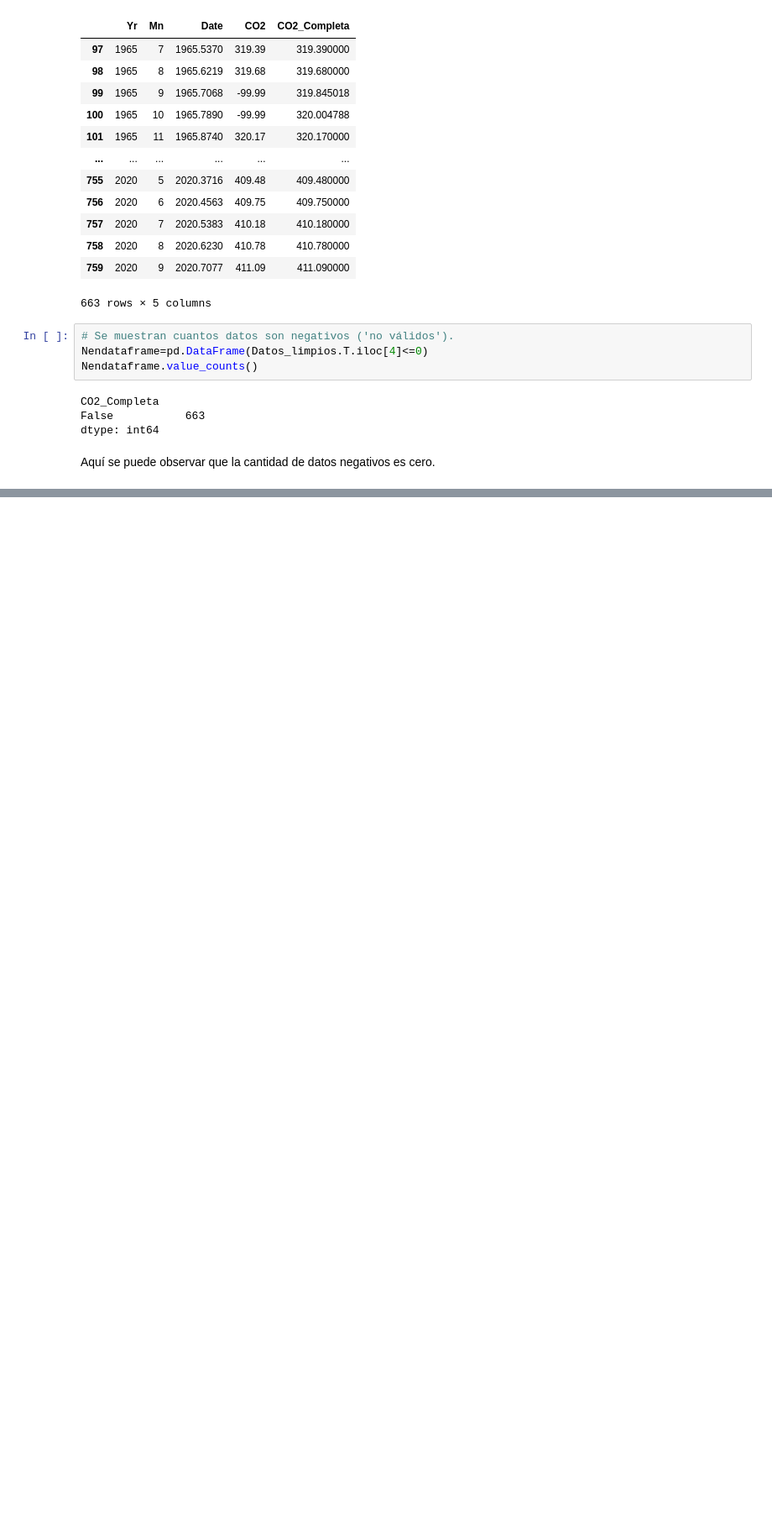
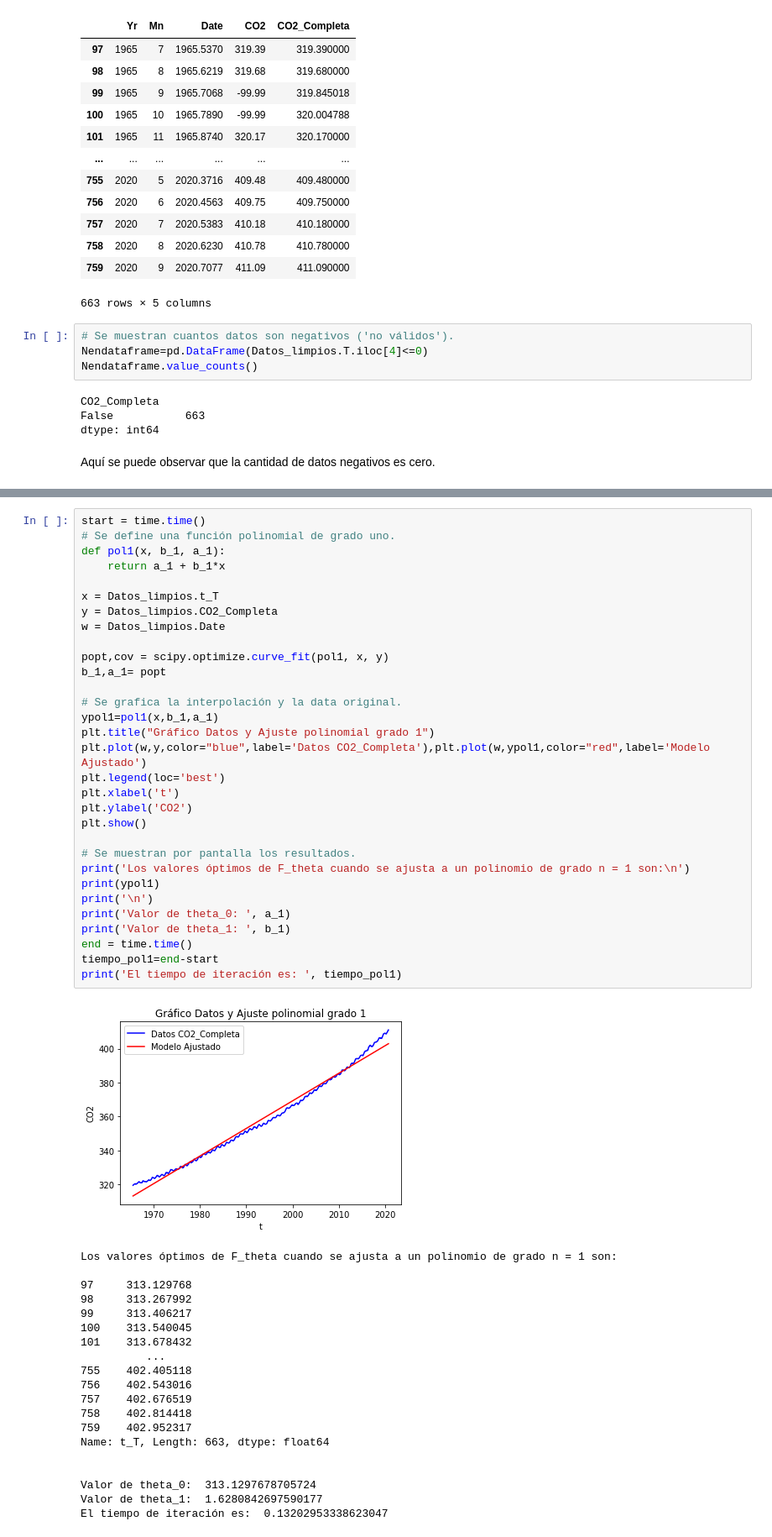
Before and after one commit to creyesmiro/Grupo3, a Jupyter notebook: Control_de_versiones.ipynb, the cells around one changed output, grey strips where cells are left out. Shown: that part at 84% size. Saved outputs shown, nothing was run; the diff lists cells and outputs as text; blank space fills up the shorter version.

```diff
--- a/Control_de_versiones.ipynb
+++ b/Control_de_versiones.ipynb
@@ -323,0 +431,52 @@ Aquí se puede observar que la cantidad de datos negativos es cero.
+# %%
+start = time.time()
+# Se define una función polinomial de grado uno.
+def pol1(x, b_1, a_1):
+    return a_1 + b_1*x
+
+x = Datos_limpios.t_T
+y = Datos_limpios.CO2_Completa
+w = Datos_limpios.Date
+
+popt,cov = scipy.optimize.curve_fit(pol1, x, y)
+b_1,a_1= popt
+
+# Se grafica la interpolación y la data original.
+ypol1=pol1(x,b_1,a_1)
+plt.title("Gráfico Datos y Ajuste polinomial grado 1")
+plt.plot(w,y,color="blue",label='Datos CO2_Completa'),plt.plot(w,ypol1,color="red",label='Modelo Ajustado')
+plt.legend(loc='best')
+plt.xlabel('t')
+plt.ylabel('CO2')
+plt.show()
+
+# Se muestran por pantalla los resultados.
+print('Los valores óptimos de F_theta cuando se ajusta a un polinomio de grado n = 1 son:\n')
+print(ypol1)
+print('\n')
+print('Valor de theta_0: ', a_1)
+print('Valor de theta_1: ', b_1)
+end = time.time()
+tiempo_pol1=end-start
+print('El tiempo de iteración es: ', tiempo_pol1)
+# %% [output]
+[figure, added]
+Los valores óptimos de F_theta cuando se ajusta a un polinomio de grado n = 1 son:
+
+97     313.129768
+98     313.267992
+99     313.406217
+100    313.540045
+101    313.678432
+          ...
+755    402.405118
+756    402.543016
+757    402.676519
+758    402.814418
+759    402.952317
+Name: t_T, Length: 663, dtype: float64
+
+
+Valor de theta_0:  313.1297678705724
+Valor de theta_1:  1.6280842697590177
+El tiempo de iteración es:  0.13202953338623047
```
Also changed, not shown: parts of 17 cells of this notebook.
